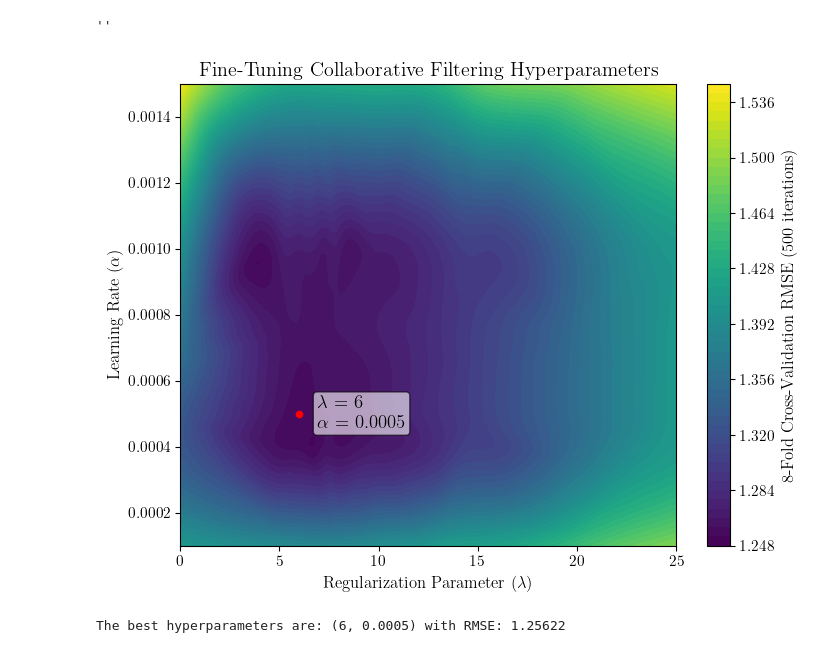
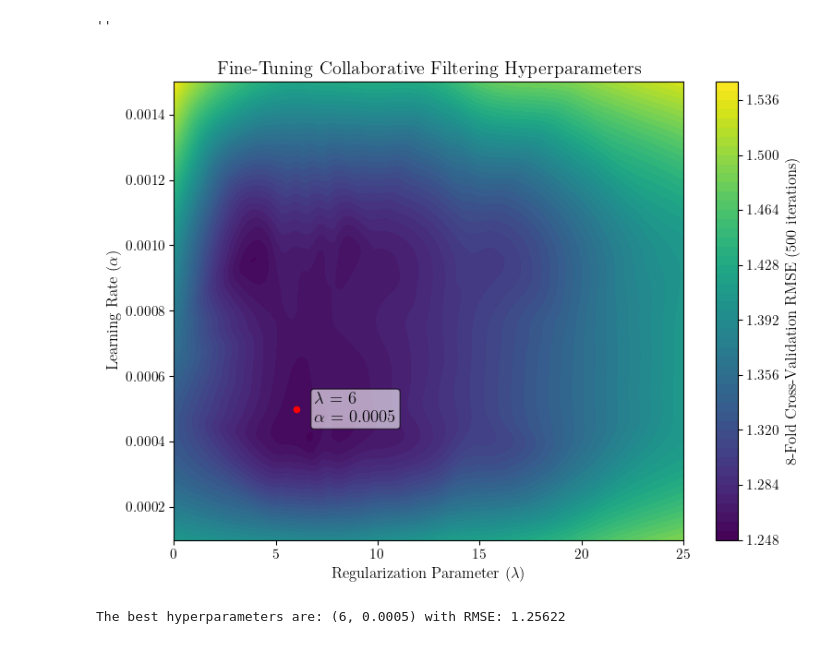
Before and after one commit to jepe06/Project2--Recommender-System, a Jupyter notebook: 03 model01.ipynb, the cells around one changed output. Saved outputs shown, nothing was run; the diff lists cells and outputs as text; code cells hidden in the pictures.

Commit message:
model01 finished?

```diff
--- a/03 model01.ipynb
+++ b/03 model01.ipynb
@@ -265,34 +265,36 @@ x, y = points[:, 0], points[:, 1]
 z = np.array(list(results.values()))
 
 # Create a grid for interpolation
 xi = np.linspace(min(x), max(x), 100)
 yi = np.linspace(min(y), max(y), 100)
 xi, yi = np.meshgrid(xi, yi)
 
 # Interpolate z values onto the grid
 zi = griddata(points, z, (xi, yi), method='cubic') #nearest, cubic, linear
 
 # Plot the topographic map
 plt.figure(figsize=(8, 6))
 contour = plt.contourf(xi, yi, zi, levels=50, cmap='viridis')
 plt.colorbar(contour, label='8-Fold Cross-Validation RMSE (500 iterations)')
 best_lambda, best_alpha = 6, 0.0005
 plt.scatter(best_lambda, best_alpha, color='red', s=20)
 plt.text(
     best_lambda * 1.15,
     best_alpha,
     r"$\lambda$ = " + f"{best_lambda}\n" + r"$\alpha$ = " + str(best_alpha),
     fontsize=13.5,
     color='black',
     va = 'center',
     bbox=dict(facecolor='white', edgecolor='black', boxstyle='round,pad=0.2', alpha=0.6)
 )
 plt.title('Fine-Tuning Collaborative Filtering Hyperparameters')
 plt.xlabel(r'Regularization Parameter ($\lambda$)')
 plt.ylabel(r'Learning Rate ($\alpha$)')
+plt.tight_layout()
+#plt.savefig("assets/model01_hyperparametres.png")
 plt.show()
 # %% [output]
-[figure, old version]
+[figure, new version]
 # %%
 # choose the best hyperparameters
 best_lambda, best_alpha = 6, 0.0005
```
Also changed, not shown: parts of 17 cells of this notebook, 6 other files.
